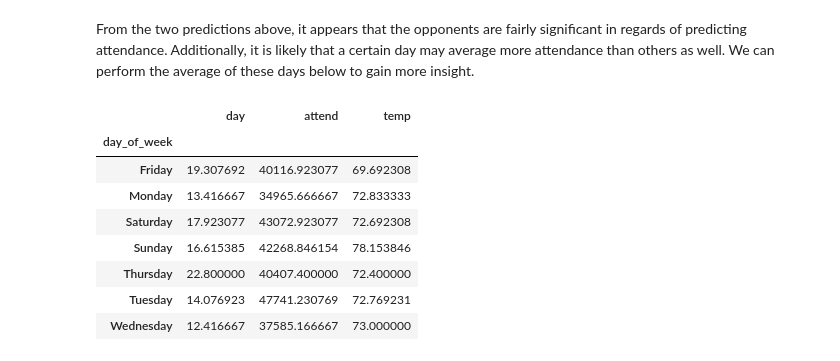
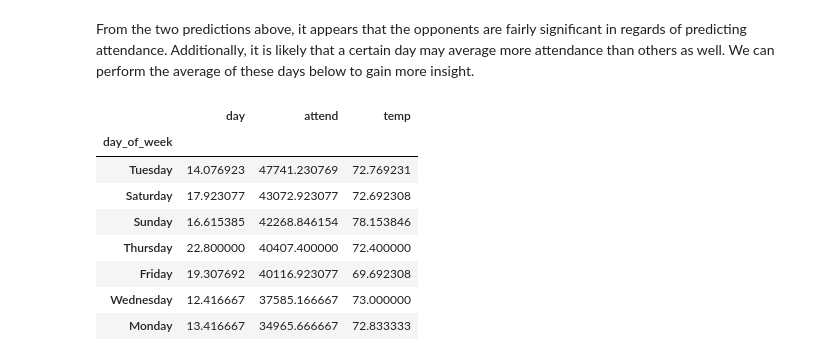
Before and after one commit to joshgreenert/Python-Projects, a Jupyter notebook: Predictive Analytics/Week_3/Assignment_3_JGreenert.ipynb, the cells around one changed output. Drawn from its saved outputs; the diff is of its cells as text; code cells hidden in the pictures.

```diff
--- a/Predictive Analytics/Week_3/Assignment_2_JGreenert.ipynb
+++ b/Predictive Analytics/Week_3/Assignment_3_JGreenert.ipynb
@@ -271,15 +271,15 @@ RMSE: 12387.685190004897
 # %% [markdown]
 From the two predictions above, it appears that the opponents are fairly significant in regards of predicting attendance.  Additionally, it is likely that a certain day may average more attendance than others as well.  We can perform the average of these days below to gain more insight.
 # %%
-# Group by the data to get the average.
-df_mlb.groupby(['day_of_week']).mean()
+# Group by the day of the week to get the average.
+df_mlb.groupby(['day_of_week']).mean().sort_values(by='attend',ascending=False).head(10)
 # %% [output]
 |  | day | attend | temp |
 | day_of_week |  |  |  |
-| Friday | 19.307692 | 40116.923077 | 69.692308 |
-| Monday | 13.416667 | 34965.666667 | 72.833333 |
+| Tuesday | 14.076923 | 47741.230769 | 72.769231 |
 | Saturday | 17.923077 | 43072.923077 | 72.692308 |
 | Sunday | 16.615385 | 42268.846154 | 78.153846 |
 | Thursday | 22.800000 | 40407.400000 | 72.400000 |
-| Tuesday | 14.076923 | 47741.230769 | 72.769231 |
+| Friday | 19.307692 | 40116.923077 | 69.692308 |
 | Wednesday | 12.416667 | 37585.166667 | 73.000000 |
+| Monday | 13.416667 | 34965.666667 | 72.833333 |
```
Also changed, not shown: parts of 7 cells of this notebook.
